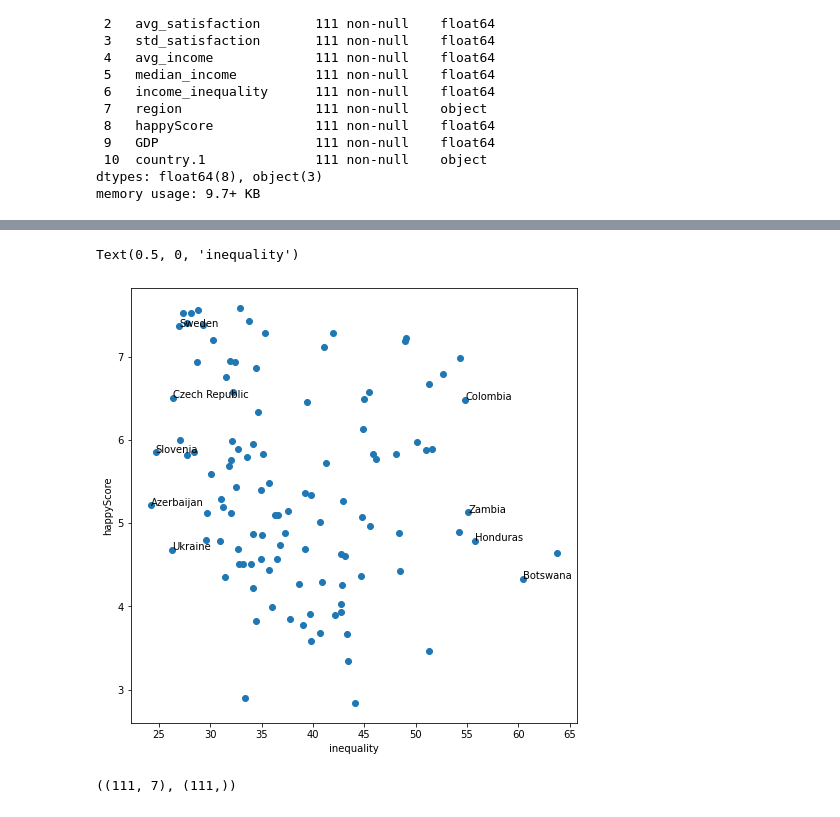
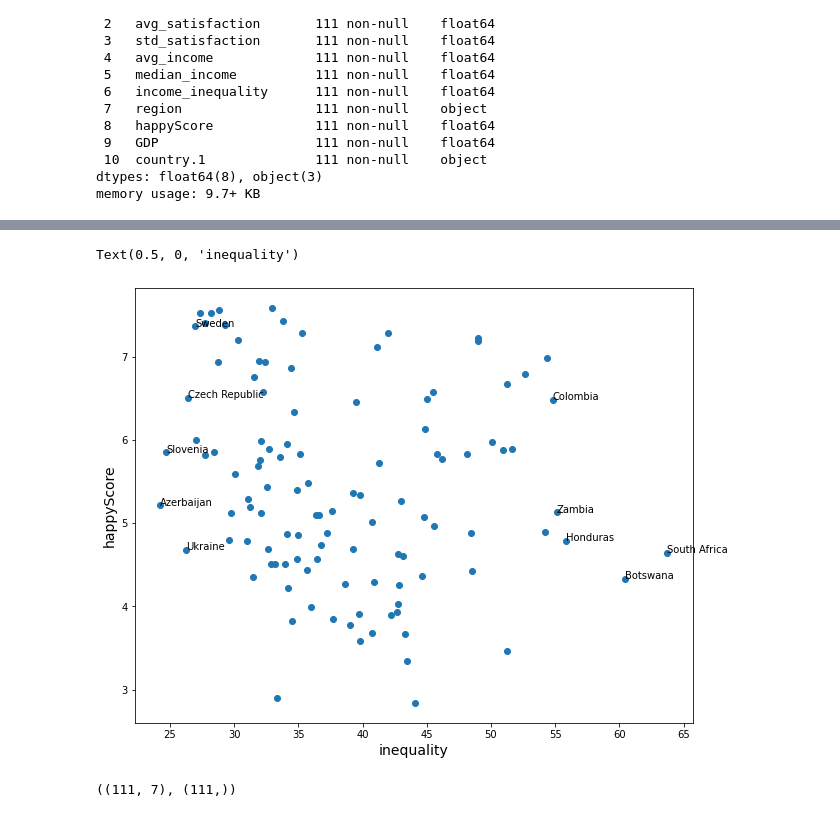
Before and after one commit to codelock54/Happiness-Rank-2015, a Jupyter notebook: Predicting Happy_Score.ipynb, the cells around one changed output, grey strips where cells are left out. Saved outputs shown, nothing was run; the diff lists cells and outputs as text; code cells hidden in the pictures.

```diff
--- a/Predicting Happy_Score.ipynb
+++ b/Predicting Happy_Score.ipynb
@@ -75,28 +115,19 @@ Text(0.5, 0, 'avg_income')
 # %%
-data.sort_values('income_inequality',inplace=True)
+"""Graphic income inequality vs Happy Score"""
 X = data['income_inequality']
 y = data['happyScore']
 z = data['country']
 
-plt.figure(figsize=(8,8))
+plt.figure(figsize=(10,8))
 plt.scatter(X,y)
-for i in range(110):
+for i in range(111):
     if i < 5 or i >105:
         plt.text(X.iloc[i] ,y.iloc[i] ,s=z.iloc[i])
-plt.ylabel('happyScore')
-plt.xlabel('inequality')
-
-# inequality_happy = np.column_stack((X,y))
-# Km_res = KMeans(n_clusters=5).fit(inequality_happy)
-# clus_centers= Km_res.cluster_centers_
-
-# plt.scatter(clus_centers[:,0],clus_centers[:,1],s=2000)
-# for a, row in data.iterrows():
-# #     if a < 2 or a > 105:
-#     plt.text(row['avg_income'],row['happyScore'],s=row['country'])
+plt.ylabel('happyScore', fontsize = 14)
+plt.xlabel('inequality', fontsize = 14)
 # %% [output]
 Text(0.5, 0, 'inequality')
-[figure, old version]
+[figure, new version]
 # %%
 y = data['happyScore'].values
 
```
Also changed, not shown: parts of 20 cells of this notebook.
